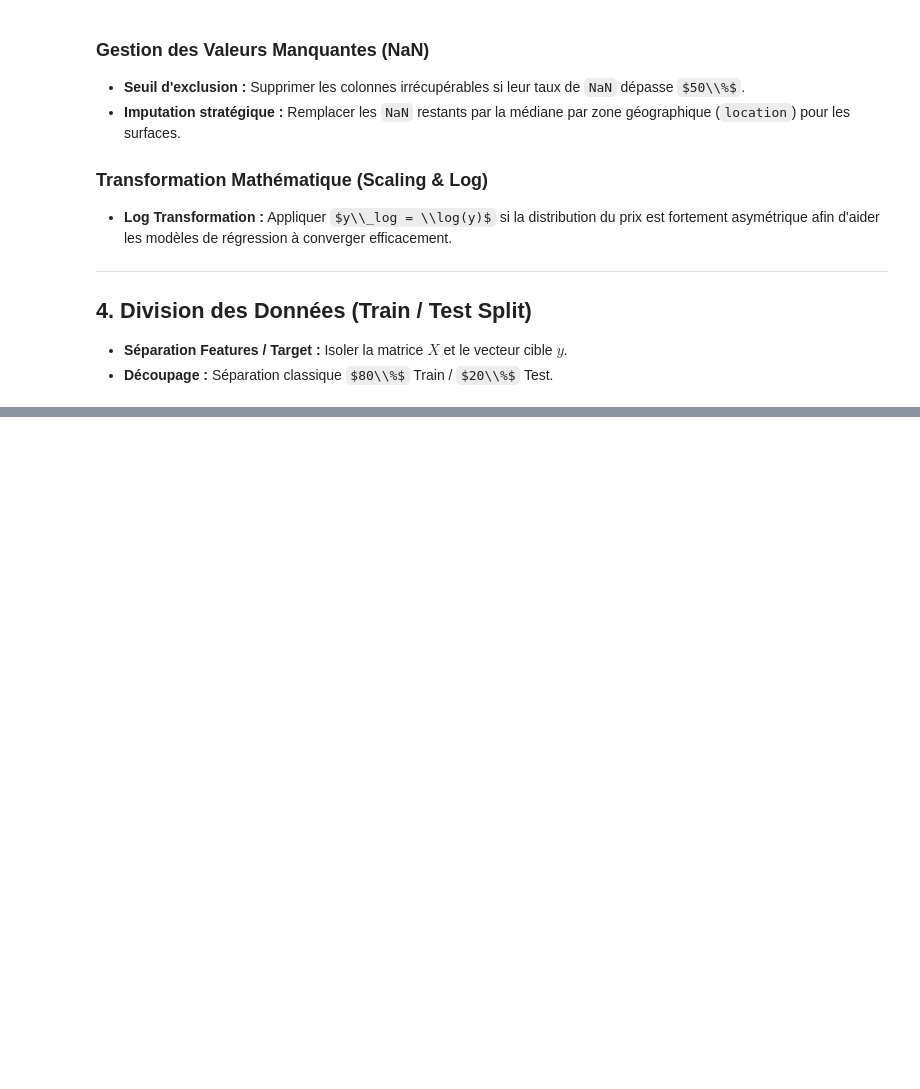
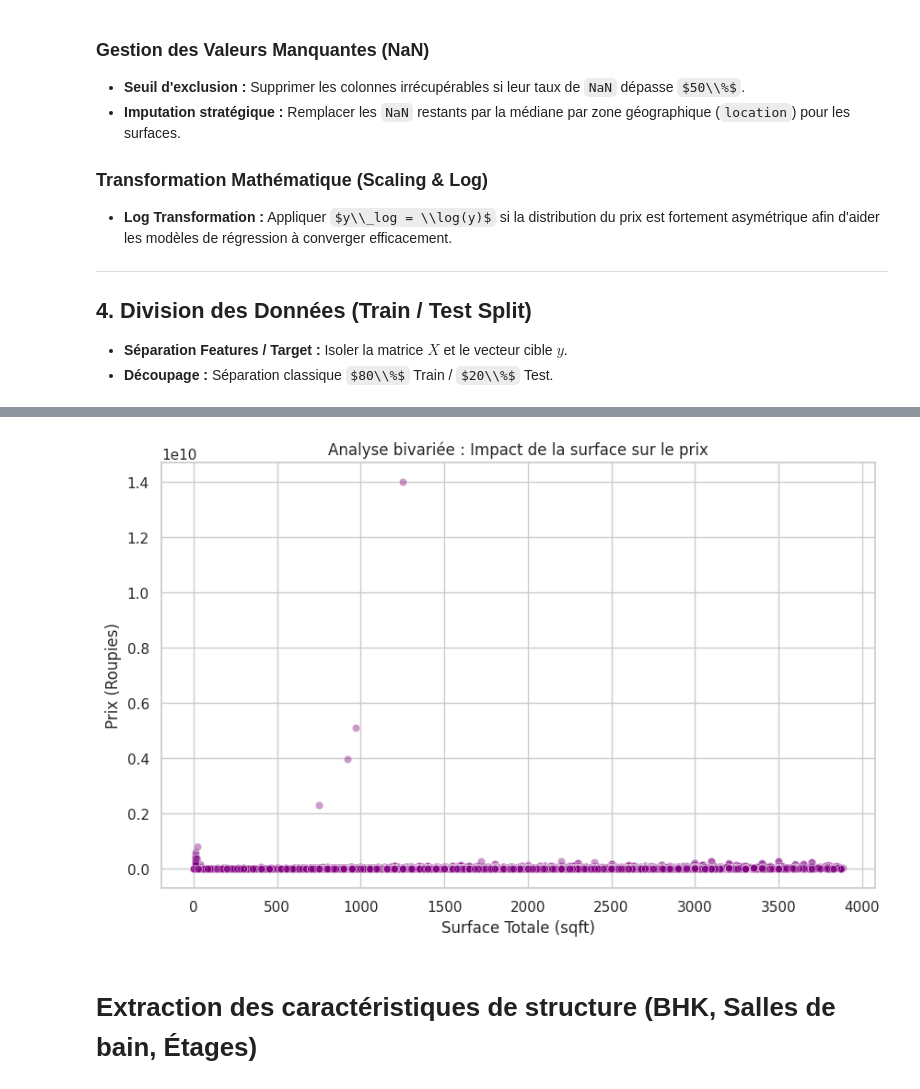
Before and after one commit to diabateyoussouf/Daily-Data-Science, a Jupyter notebook: dailly_02_dataset_house_price.ipynb, the cells around one changed output, grey strips where cells are left out. Saved outputs shown, nothing was run; the diff lists cells and outputs as text; code cells hidden in the pictures; some formulas as TeX source; blank space fills up the shorter version.

```diff
--- a/dailly_02_dataset_house_price.ipynb
+++ b/dailly_02_dataset_house_price.ipynb
@@ -1125,0 +129,35 @@ df_cp.head()
+# %%
+facteurs_conversion = {
+    'sqft': 1.0, 'sqyrd': 9.0, 'sqm': 10.7639, 'acre': 43560.0,
+    'ground': 2400.0, 'cent': 435.6, 'bigha': 27000.0, 'marla': 272.25, 'kanal': 5445.0
+}
+
+def normaliser_surface(colonne):
+    temp = df[colonne].astype(str).str.lower()
+    num = pd.to_numeric(temp.str.extract(r'(\d+\.\d+|\d+)')[0], errors='coerce')
+    unit = temp.str.extract(r'([a-z]+)')[0]
+    coeffs = unit.map(facteurs_conversion).fillna(1.0)
+    return num * coeffs
+
+# Nettoyage des deux sources de surface
+carpet_clean = normaliser_surface('Carpet Area')
+super_clean = normaliser_surface('Super Area')
+
+# Fusion stratégique (Carpet Area prioritaire) et imputation par la médiane
+df['surface_finale_sqft'] = carpet_clean.fillna(super_clean)
+df['surface_finale_sqft'] = df['surface_finale_sqft'].fillna(df['surface_finale_sqft'].median())
+
+# Suppression des valeurs aberrantes extrêmes (Outliers de surface pour le graphique)
+df_filtre = df[df['surface_finale_sqft'] < df['surface_finale_sqft'].quantile(0.99)]
+# %%
+# Relation Surface vs Prix
+plt.figure()
+sns.scatterplot(data=df_filtre, x='surface_finale_sqft', y='prix_final', alpha=0.4, color='purple')
+plt.title("Analyse bivariée : Impact de la surface sur le prix")
+plt.xlabel("Surface Totale (sqft)")
+plt.ylabel("Prix (Roupies)")
+plt.show()
+# %% [output]
+[figure, added]
+# %% [markdown]
+# **Extraction des caractéristiques de structure (BHK, Salles de bain, Étages)**
```
Also changed, not shown: parts of 146 cells of this notebook.
